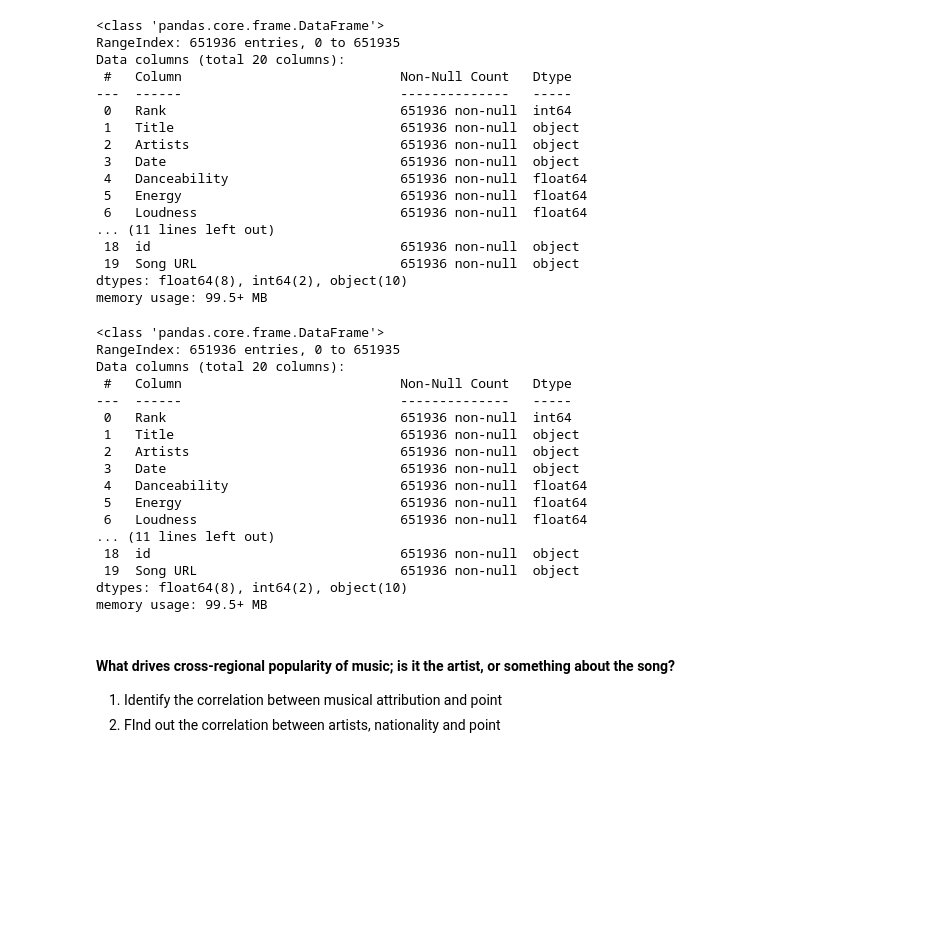
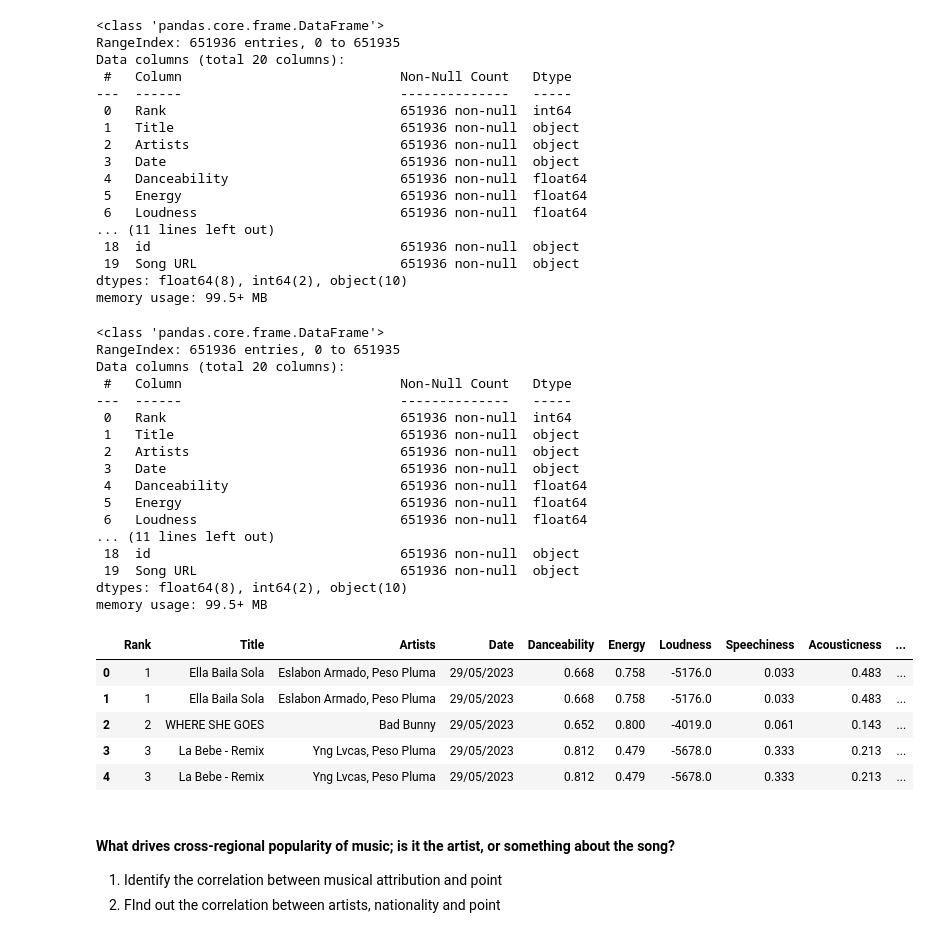
Before and after one commit to Jonathan0516/Spotifypopularityprediction, a Jupyter notebook: AML23Project.ipynb, the cells around one changed output. Cells and saved outputs as stored; diff of their text form; code cells hidden in the pictures; blank space fills up the shorter version.

```diff
--- a/AML23Project.ipynb
+++ b/AML23Project.ipynb
@@ -9,7 +15,7 @@ warnings.filterwarnings("ignore")
 # %% [markdown]
 ###### Data Analysis
 # %%
-song_data = pd.read_csv('datasets/Spotify_Dataset.csv', sep=';')
+song_data = pd.read_csv('datasets/Spotify_Dataset_V3.csv', delimiter=';')
 song_data.info()
 song_data.describe()
 spotify_song_data = song_data.copy()
@@ -34,31 +40,38 @@ memory usage: 99.5+ MB
 # %%
 # Display basic information
 spotify_song_data_info = spotify_song_data.info()
 spotify_song_data_head = spotify_song_data.head()
 
 (spotify_song_data_info, spotify_song_data_head)
 
 # Dropping the unuse columns
 columns_to_drop = ['# of Artist', 'id', 'Song URL']
-spotify_song_data_reduced = spotify_song_data.drop(columns=columns_to_drop)
+spotify_song_data_reduced = spotify_song_data.drop(columns=columns_to_drop, errors='ignore')
+spotify_song_data_reduced.head()
 # %% [output]
 <class 'pandas.core.frame.DataFrame'>
 RangeIndex: 651936 entries, 0 to 651935
 Data columns (total 20 columns):
  #   Column                            Non-Null Count   Dtype
 ---  ------                            --------------   -----
  0   Rank                              651936 non-null  int64
  1   Title                             651936 non-null  object
  2   Artists                           651936 non-null  object
  3   Date                              651936 non-null  object
  4   Danceability                      651936 non-null  float64
  5   Energy                            651936 non-null  float64
  6   Loudness                          651936 non-null  float64
 ... (11 lines left out)
  18  id                                651936 non-null  object
  19  Song URL                          651936 non-null  object
 dtypes: float64(8), int64(2), object(10)
 memory usage: 99.5+ MB
+|  | Rank | Title | Artists | Date | Danceability | Energy | Loudness | Speechiness | Acousticness | ... |
+| 0 | 1 | Ella Baila Sola | Eslabon Armado, Peso Pluma | 29/05/2023 | 0.668 | 0.758 | -5176.0 | 0.033 | 0.483 | ... |
+| 1 | 1 | Ella Baila Sola | Eslabon Armado, Peso Pluma | 29/05/2023 | 0.668 | 0.758 | -5176.0 | 0.033 | 0.483 | ... |
+| 2 | 2 | WHERE SHE GOES | Bad Bunny | 29/05/2023 | 0.652 | 0.800 | -4019.0 | 0.061 | 0.143 | ... |
+| 3 | 3 | La Bebe - Remix | Yng Lvcas, Peso Pluma | 29/05/2023 | 0.812 | 0.479 | -5678.0 | 0.333 | 0.213 | ... |
+| 4 | 3 | La Bebe - Remix | Yng Lvcas, Peso Pluma | 29/05/2023 | 0.812 | 0.479 | -5678.0 | 0.333 | 0.213 | ... |
 # %% [markdown]
 #### What drives cross-regional popularity of music; is it the artist, or something about the song?
 1. Identify the correlation between musical attribution and point
```
Also changed, not shown: parts of 10 cells of this notebook, 2 other files.
